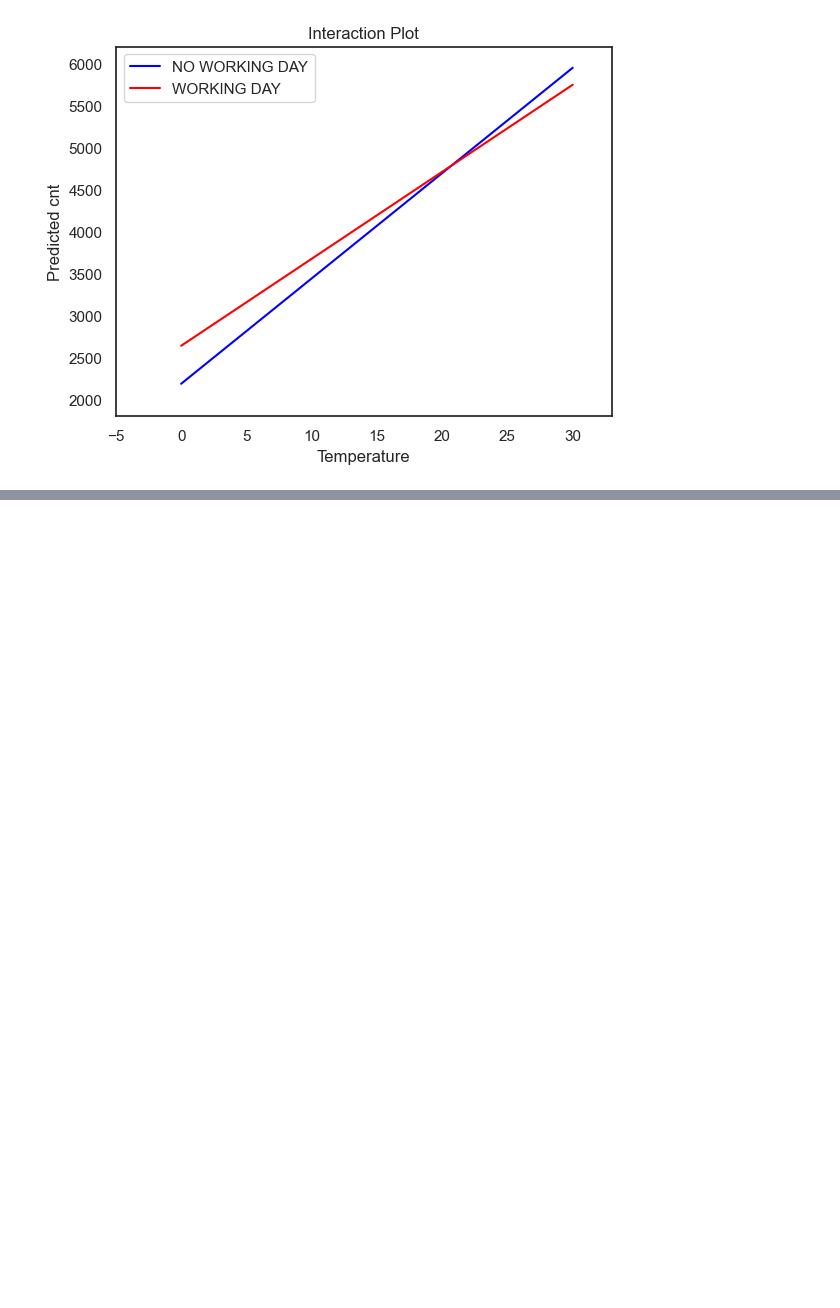
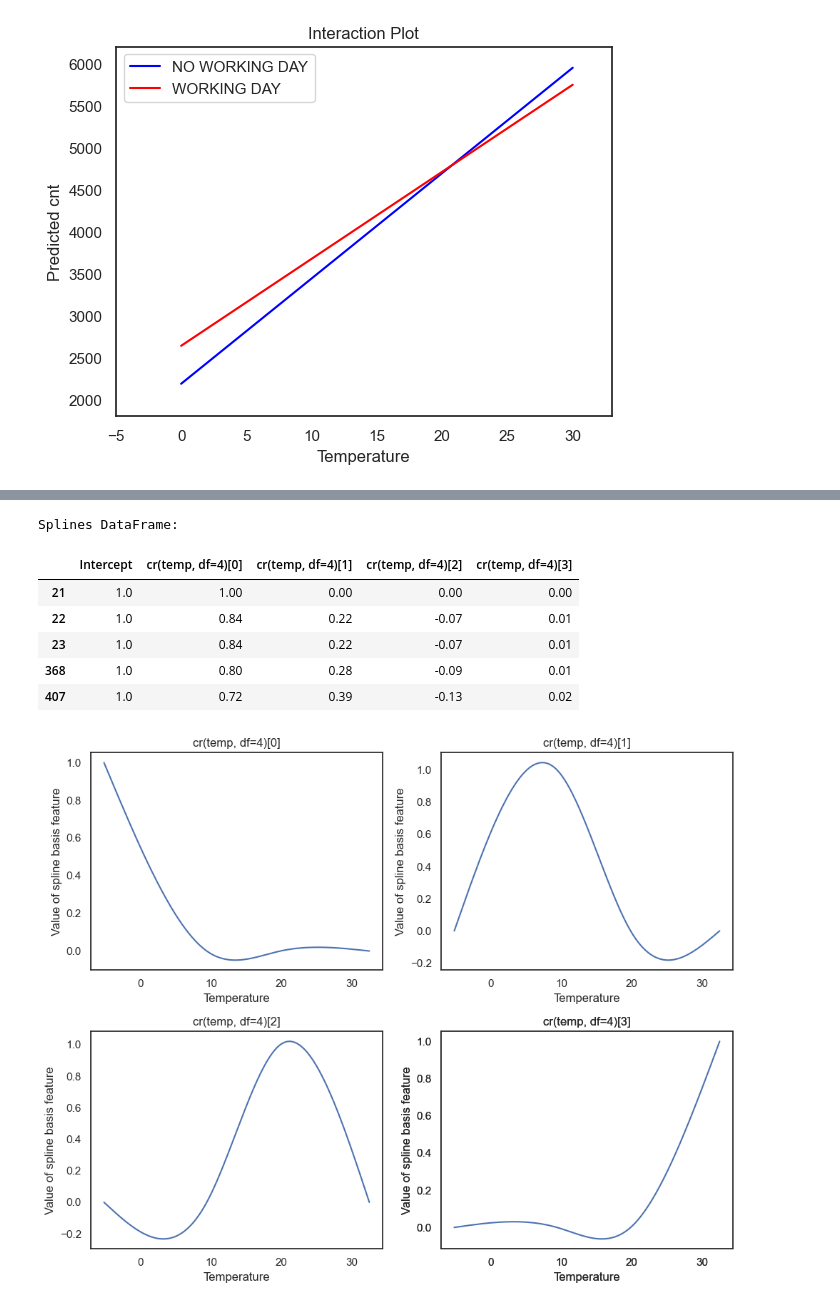
Before and after one commit to shimkoji/Interpretable-machine-learning-by-python, a Jupyter notebook: python/notebook/5.3 Linear Model Extensions.ipynb, the cells around one changed output, grey strips where cells are left out. Cells and saved outputs as stored; diff of their text form; code cells hidden in the pictures; blank space fills up the shorter version.

```diff
--- a/python/notebook/5.3 Linear Model Extensions.ipynb
+++ b/python/notebook/5.3 Linear Model Extensions.ipynb
@@ -485,0 +479,57 @@ PatsyError: Error evaluating factor: NameError: name 'cat' is not defined
+# %%
+# TODO
+# GAMの出力が合わない
+
+# GAM (k=5)
+mod_gam = sm.GLM(
+    df_bike_processed["cnt"],
+    dmatrix(
+        "cr(temp, df=4)", {"temp": df_bike_processed["temp"]}, return_type="dataframe"
+    ),
+).fit()
+
+# モデル行列の表示
+model_matrix = pd.DataFrame(
+    dmatrix(
+        "cr(temp, df=4)",
+        {"temp": df_bike_processed["temp"]},
+        return_type="dataframe",
+    )
+)
+print("Splines DataFrame:")
+display(model_matrix.head().round(2))
+
+# スプライン基底関数のプロット (2x2)  <- ここを修正
+fig, axes = plt.subplots(2, 2, figsize=(10, 8))
+axes = axes.flatten()
+
+spline_cols = [col for col in model_matrix.columns if col != "Intercept"]
+
+for i, col in enumerate(spline_cols):
+    ax = axes[i]
+    ax.plot(df_bike_processed["temp"], model_matrix[col], label=col)
+    ax.set_xlabel("Temperature")
+    ax.set_ylabel("Value of spline basis feature")
+    ax.set_title(col)
+
+# 4つ目のプロットを追加
+fig.add_subplot(2, 2, 4)  # 2行2列の4番目のプロットを追加
+plt.plot(
+    df_bike_processed["temp"], model_matrix[spline_cols[-1]], label=spline_cols[-1]
+)
+plt.xlabel("Temperature")
+plt.ylabel("Value of spline basis feature")
+plt.title(spline_cols[-1])
+
+
+plt.tight_layout()
+plt.show()
+# %% [output]
+Splines DataFrame:
+|  | Intercept | cr(temp, df=4)[0] | cr(temp, df=4)[1] | cr(temp, df=4)[2] | cr(temp, df=4)[3] |
+| 21 | 1.0 | 1.00 | 0.00 | 0.00 | 0.00 |
+| 22 | 1.0 | 0.84 | 0.22 | -0.07 | 0.01 |
+| 23 | 1.0 | 0.84 | 0.22 | -0.07 | 0.01 |
+| 368 | 1.0 | 0.80 | 0.28 | -0.09 | 0.01 |
+| 407 | 1.0 | 0.72 | 0.39 | -0.13 | 0.02 |
+[figure, added]
```
Also changed, not shown: parts of 3 cells of this notebook, 2 other files.
